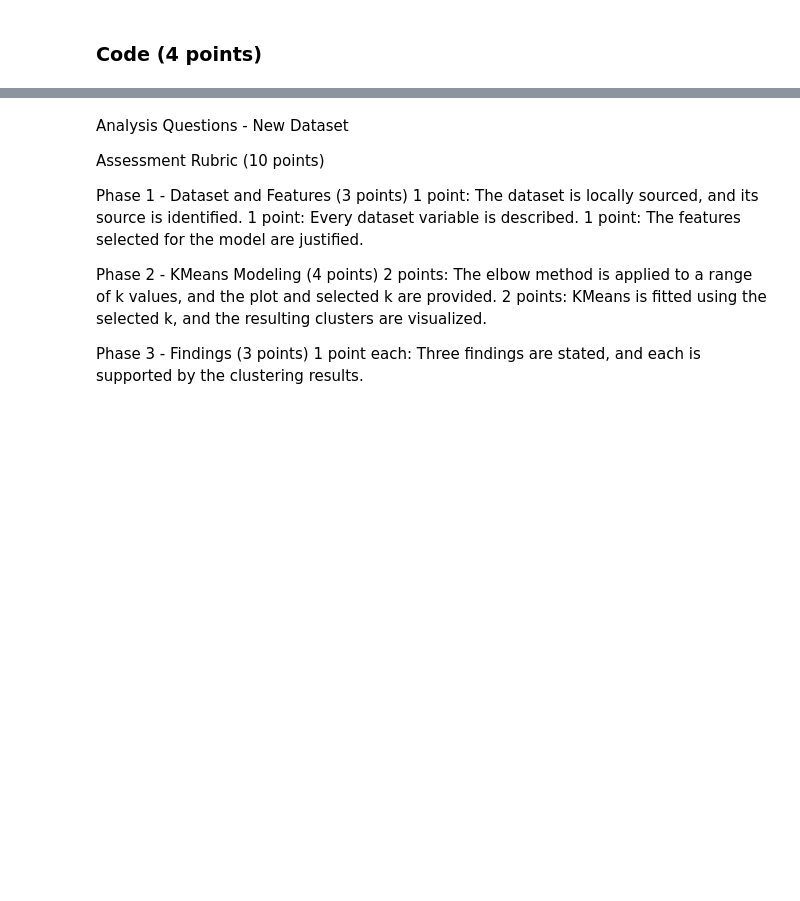
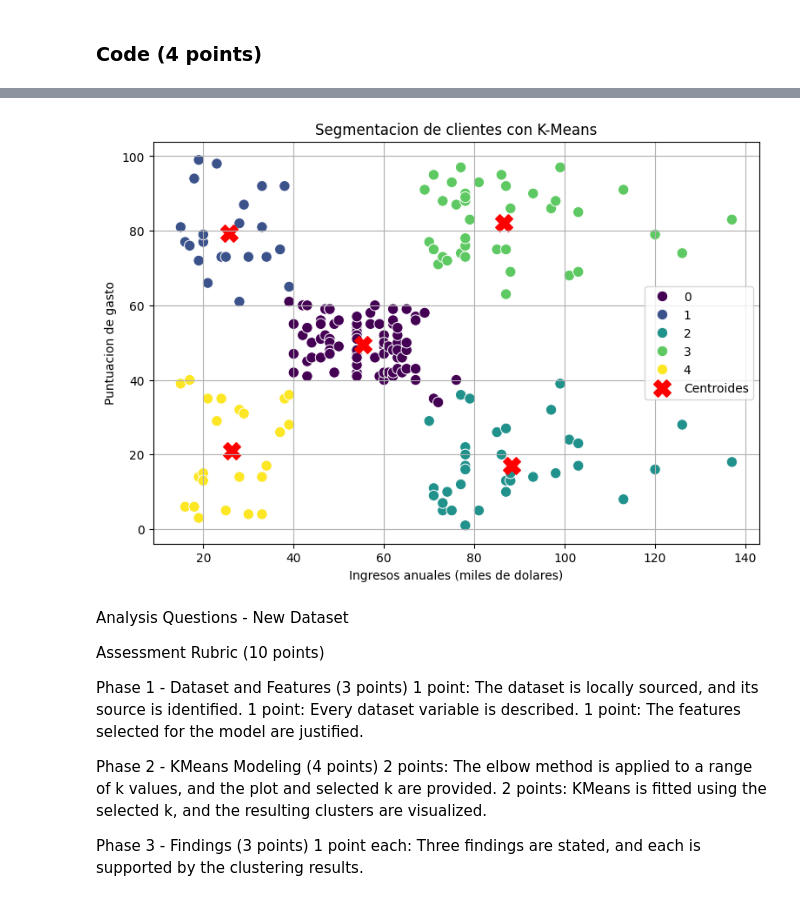
Before and after one commit to Nicole-B28/F.-IA, a Jupyter notebook: Activ 4.- Unsupervised Learning - KMeans clustering on the Mall Customers dataset.ipynb, the cells around one changed output, grey strips where cells are left out. Cells and saved outputs as stored; diff of their text form; code cells hidden in the pictures; blank space fills up the shorter version.

```diff
--- a/Activ 4.- Unsupervised Learning - KMeans clustering on the Mall Customers dataset.ipynb
+++ b/Activ 4.- Unsupervised Learning - KMeans clustering on the Mall Customers dataset.ipynb
@@ -290,0 +430,19 @@ The 'elbow' in this plot—the inflection point where the rate of decrease becom
+# %%
+# Crear modelo KMeans con 5 grupos
+modelo_5 = KMeans(
+    n_clusters=5,
+    random_state=75,
+    n_init=10
+)
+
+# Entrenar el modelo con ingresos y puntuacion de gasto
+modelo_5.fit(income_spending)
+
+# Crear una copia de los datos originales
+clientes_5 = income_spending.copy()
+
+# Asignar cada cliente a uno de los 5 grupos
+clientes_5["Cluster"] = modelo_5.labels_
+
+# Mostrar los primeros 10 clientes
+clientes_5.head(10)
@@ -291,3 +461,34 @@ The 'elbow' in this plot—the inflection point where the rate of decrease becom
+# %%
+# Visualizar los 5 grupos de clientes
+plt.figure(figsize=(9, 6))
+
+sns.scatterplot(
+    data=clientes_5,
+    x="Annual Income (k$)",
+    y="Spending Score (1-100)",
+    hue="Cluster",
+    palette="viridis",
+    s=80
+)
+
+# Mostrar los centroides
+plt.scatter(
+    modelo_5.cluster_centers_[:, 0],
+    modelo_5.cluster_centers_[:, 1],
+    c="red",
+    marker="X",
+    s=200,
+    label="Centroides"
+)
+
+plt.title("Segmentacion de clientes con K-Means")
+plt.xlabel("Ingresos anuales (miles de dolares)")
+plt.ylabel("Puntuacion de gasto")
+plt.legend()
+plt.grid(True)
+plt.show()
+# %% [output]
+[figure, added]
 # %% [markdown]
 Analysis Questions - New Dataset
 
```
Also changed, not shown: parts of 40 cells of this notebook, 11 other files.
